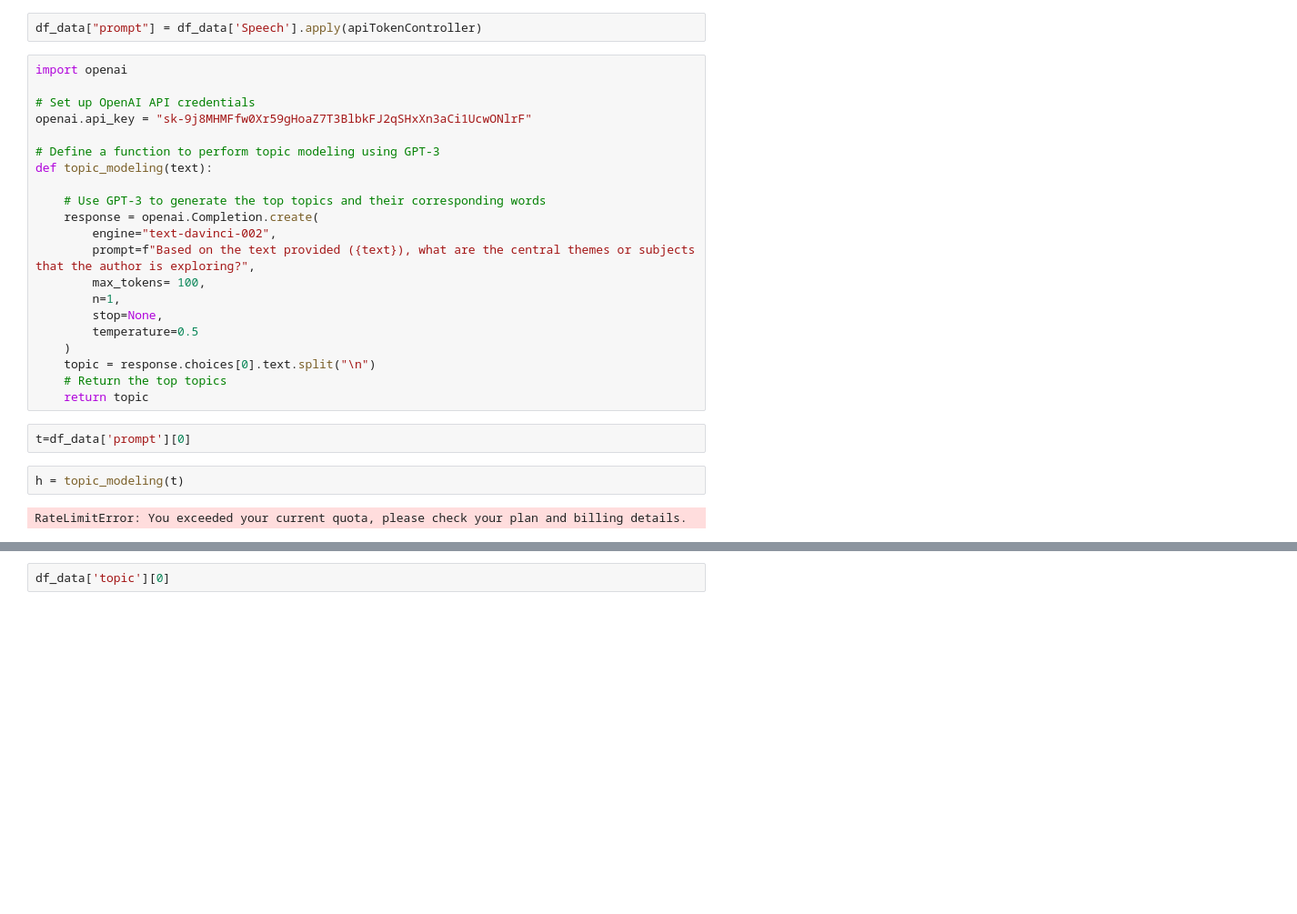
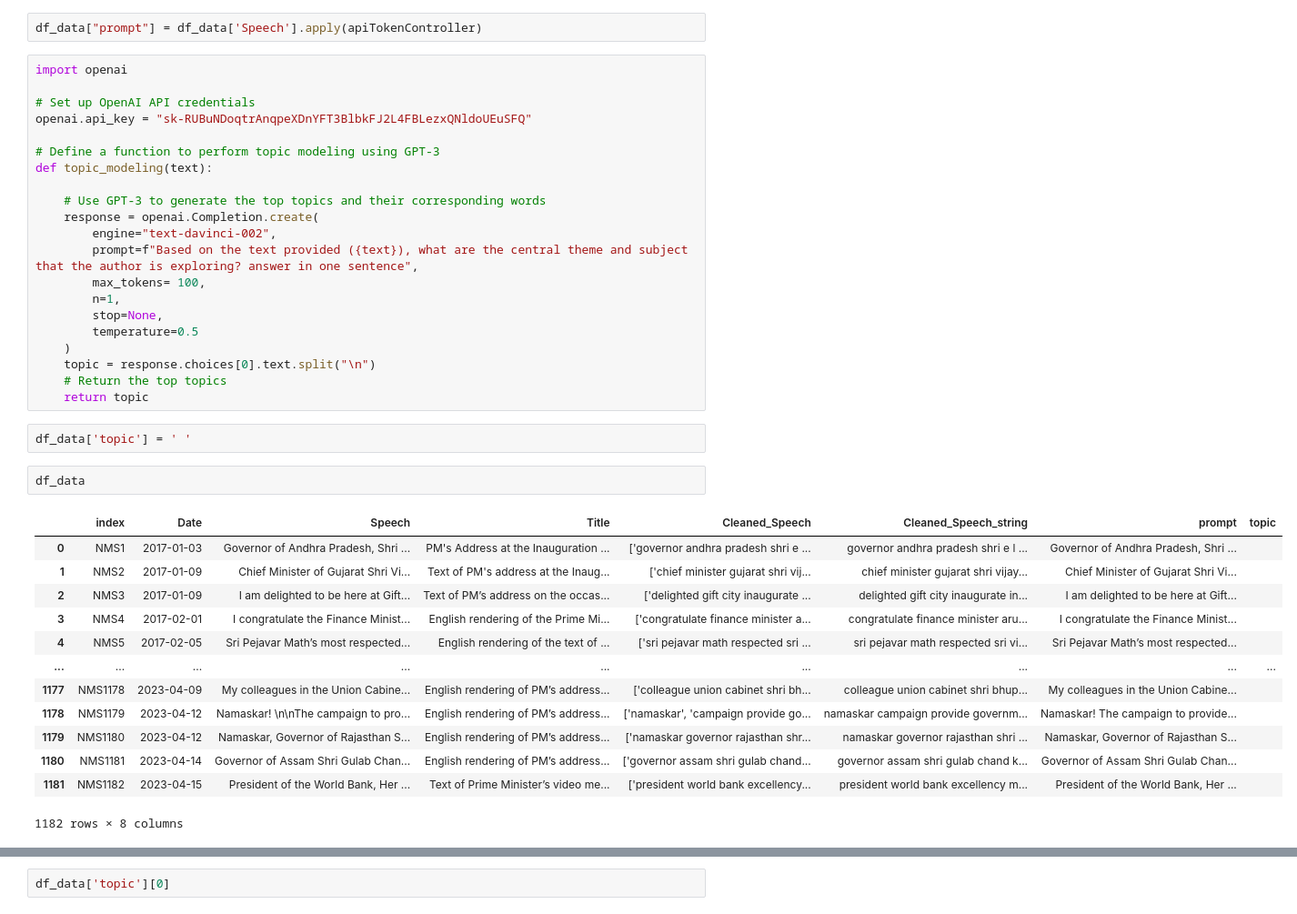
Before and after one commit to ohhlalit/CP, a Jupyter notebook: Narendra Modi/topic.ipynb, the cells around one changed output, grey strips where cells are left out. Shown at 91% size. Cells and saved outputs as stored; diff of their text form; blank space fills up the shorter version.

```diff
--- a/Narendra Modi/topic.ipynb
+++ b/Narendra Modi/topic.ipynb
@@ -24,7 +36,7 @@ df_data["prompt"] = df_data['Speech'].apply(apiTokenController)
 import openai
 
 # Set up OpenAI API credentials
-openai.api_key = "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"
+openai.api_key = "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"
 
 # Define a function to perform topic modeling using GPT-3
 def topic_modeling(text):
@@ -32,7 +44,7 @@ def topic_modeling(text):
     # Use GPT-3 to generate the top topics and their corresponding words
     response = openai.Completion.create(
         engine="text-davinci-002",
-        prompt=f"Based on the text provided ({text}), what are the central themes or subjects that the author is exploring?",
+        prompt=f"Based on the text provided ({text}), what are the central theme and subject that the author is exploring? answer in one sentence",
         max_tokens= 100,
         n=1,
         stop=None,
@@ -41,12 +53,24 @@ def topic_modeling(text):
     topic = response.choices[0].text.split("\n")
     # Return the top topics
     return topic
-# %%
-t=df_data['prompt'][0]
-# %%
-h = topic_modeling(t)
-# %% [output]
-RateLimitError: You exceeded your current quota, please check your plan and billing details.
+# %%
+df_data['topic'] = ' '
+# %%
+df_data
+# %% [output]
+|  | index | Date | Speech | Title | Cleaned_Speech | Cleaned_Speech_string | prompt | topic |
+| 0 | NMS1 | 2017-01-03 | Governor of Andhra Pradesh, Shri ... | PM's Address at the Inauguration ... | ['governor andhra pradesh shri e ... | governor andhra pradesh shri e l ... | Governor of Andhra Pradesh, Shri ... |  |
+| 1 | NMS2 | 2017-01-09 | Chief Minister of Gujarat Shri Vi... | Text of PM's address at the Inaug... | ['chief minister gujarat shri vij... | chief minister gujarat shri vijay... | Chief Minister of Gujarat Shri Vi... |  |
+| 2 | NMS3 | 2017-01-09 | I am delighted to be here at Gift... | Text of PM’s address on the occas... | ['delighted gift city inaugurate ... | delighted gift city inaugurate in... | I am delighted to be here at Gift... |  |
+| 3 | NMS4 | 2017-02-01 | I congratulate the Finance Minist... | English rendering of the Prime Mi... | ['congratulate finance minister a... | congratulate finance minister aru... | I congratulate the Finance Minist... |  |
+| 4 | NMS5 | 2017-02-05 | Sri Pejavar Math’s most respected... | English rendering of the text of ... | ['sri pejavar math respected sri ... | sri pejavar math respected sri vi... | Sri Pejavar Math’s most respected... |  |
+| ... | ... | ... | ... | ... | ... | ... | ... | ... |
+| 1177 | NMS1178 | 2023-04-09 | My colleagues in the Union Cabine... | English rendering of PM’s address... | ['colleague union cabinet shri bh... | colleague union cabinet shri bhup... | My colleagues in the Union Cabine... |  |
+| 1178 | NMS1179 | 2023-04-12 | Namaskar! \n\nThe campaign to pro... | English rendering of PM’s address... | ['namaskar', 'campaign provide go... | namaskar campaign provide governm... | Namaskar! The campaign to provide... |  |
+| 1179 | NMS1180 | 2023-04-12 | Namaskar, Governor of Rajasthan S... | English rendering of PM’s address... | ['namaskar governor rajasthan shr... | namaskar governor rajasthan shri ... | Namaskar, Governor of Rajasthan S... |  |
+| 1180 | NMS1181 | 2023-04-14 | Governor of Assam Shri Gulab Chan... | English rendering of PM’s address... | ['governor assam shri gulab chand... | governor assam shri gulab chand k... | Governor of Assam Shri Gulab Chan... |  |
+| 1181 | NMS1182 | 2023-04-15 | President of the World Bank, Her ... | Text of Prime Minister’s video me... | ['president world bank excellency... | president world bank excellency m... | President of the World Bank, Her ... |  |
+1182 rows × 8 columns
 # %%
 from tqdm import tqdm
 
```
Also changed, not shown: parts of 2 cells of this notebook.
